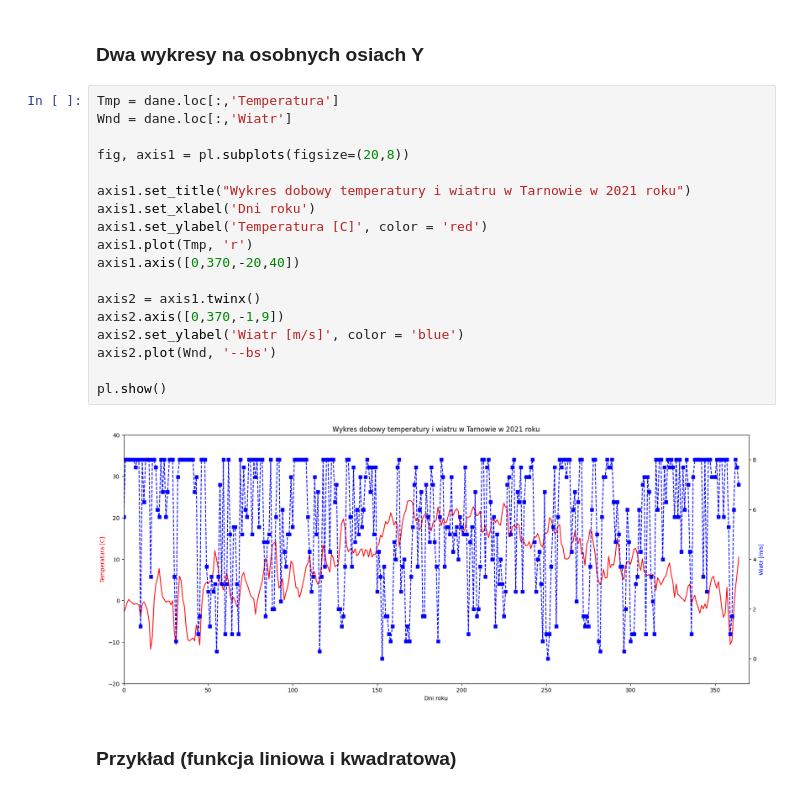
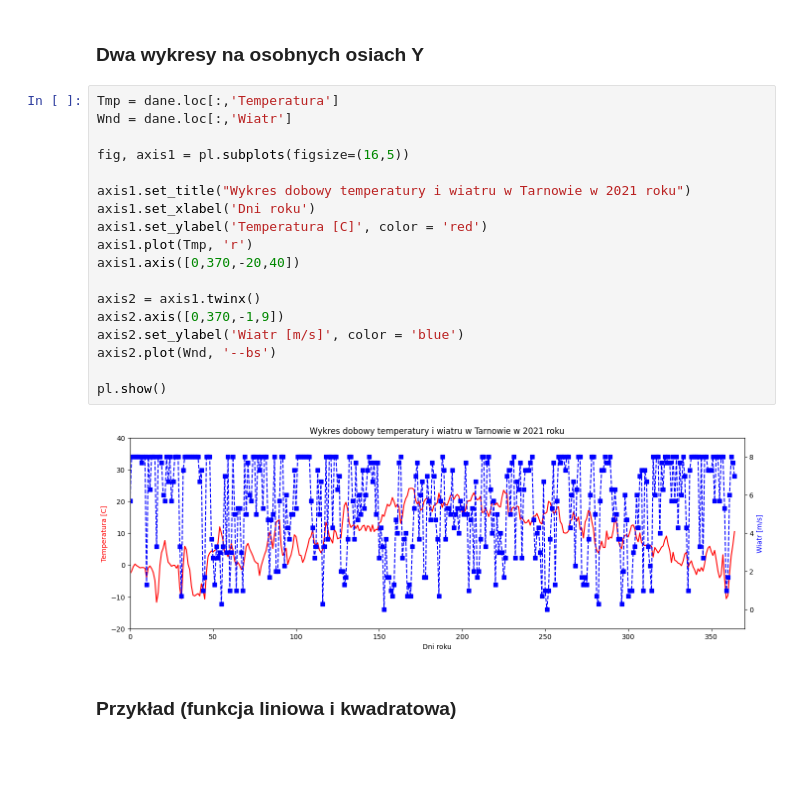
Before and after one commit to November7/AI4Youth, a Jupyter notebook: Spotkanie 2 [23.06.2025]/Graficzna reprezentacja danych/Bilbioteka Matplotlib.ipynb, the cells around one changed output. Saved outputs shown, nothing was run; the diff lists cells and outputs as text; blank space fills up the shorter version.

```diff
--- a/Spotkanie 2 [23.06.2025]/Graficzna reprezentacja danych/Bilbioteka Matplotlib.ipynb
+++ b/Spotkanie 2 [23.06.2025]/Graficzna reprezentacja danych/Bilbioteka Matplotlib.ipynb
@@ -72,23 +72,23 @@ pl.show()
 # %%
 Tmp = dane.loc[:,'Temperatura']
 Wnd = dane.loc[:,'Wiatr']
 
-fig, axis1 = pl.subplots(figsize=(20,8))
+fig, axis1 = pl.subplots(figsize=(16,5))
 
 axis1.set_title("Wykres dobowy temperatury i wiatru w Tarnowie w 2021 roku")
 axis1.set_xlabel('Dni roku')
 axis1.set_ylabel('Temperatura [C]', color = 'red')
 axis1.plot(Tmp, 'r')
 axis1.axis([0,370,-20,40])
 
 axis2 = axis1.twinx()
 axis2.axis([0,370,-1,9])
 axis2.set_ylabel('Wiatr [m/s]', color = 'blue')
 axis2.plot(Wnd, '--bs')
 
 pl.show()
 # %% [output]
-[figure, old version]
+[figure, new version]
 # %% [markdown]
 ### Przykład (funkcja liniowa i kwadratowa)
 # %%
```
Also changed, not shown: parts of 1 cell of this notebook, 4 other files.
